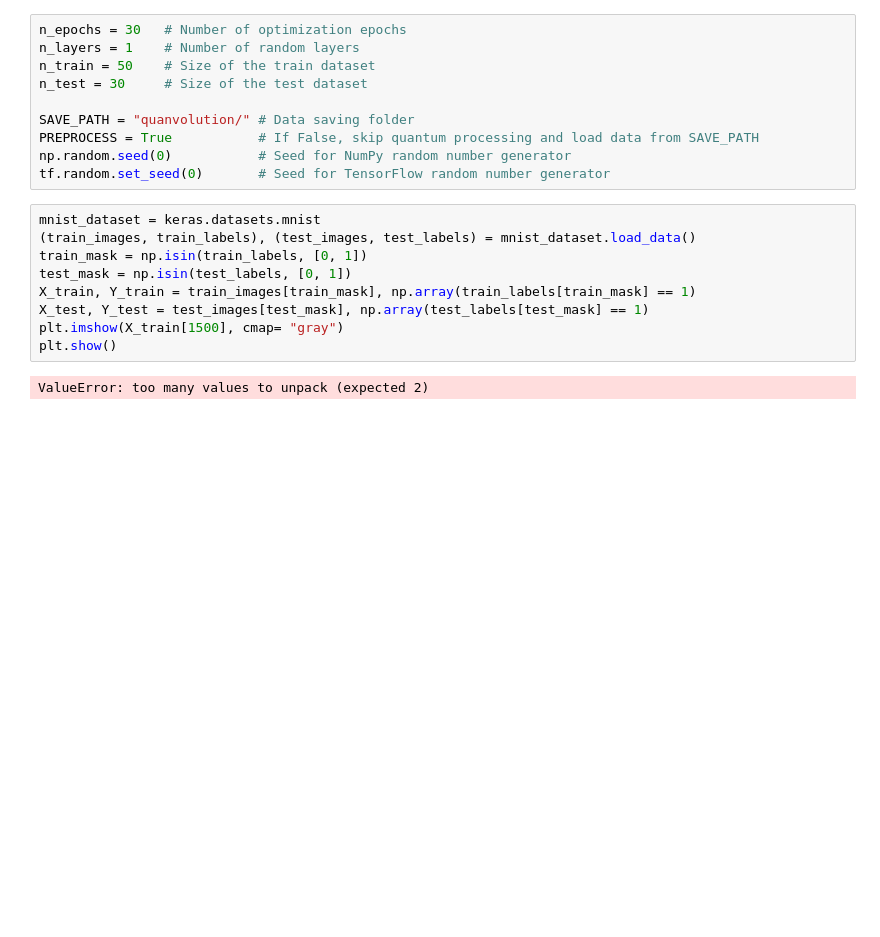
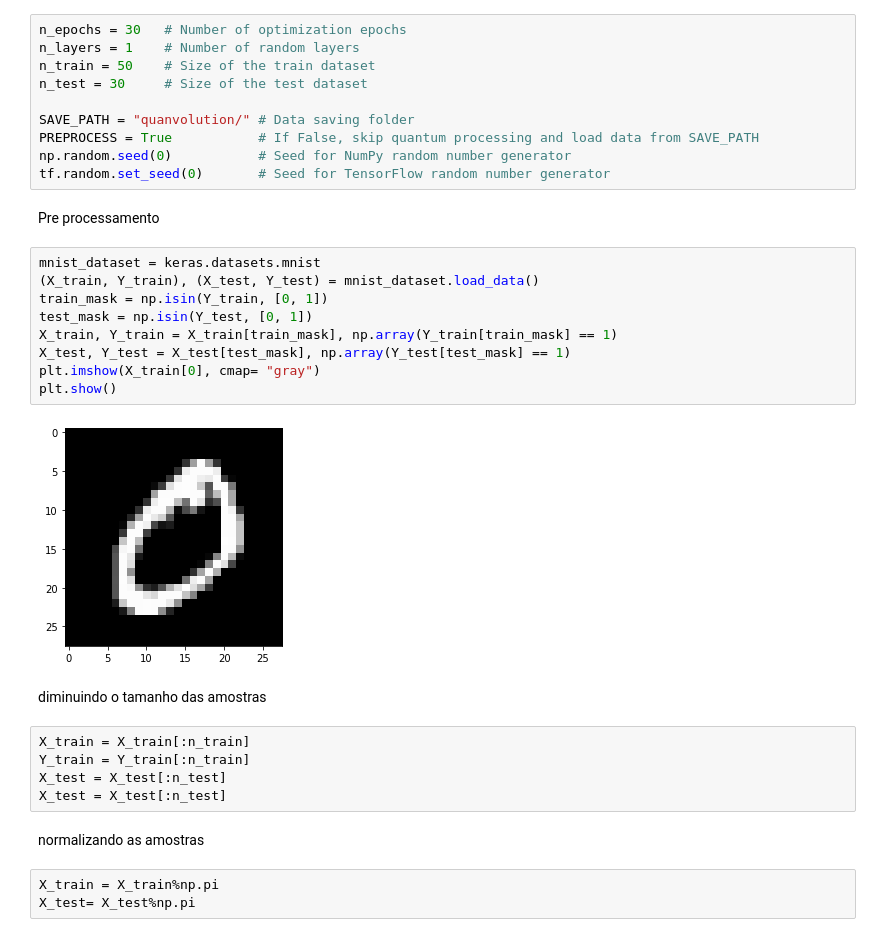
Before and after one commit to jpspm/QuantumComputing, a Jupyter notebook: projeto_quantica_jpspm_rbnn.ipynb, the cells around one changed output. Saved outputs shown, nothing was run; the diff lists cells and outputs as text; blank space fills up the shorter version.

Commit message:
Refactor(Mnist): fix errors

```diff
--- a/projeto_quantica_jpspm_rbnn.ipynb
+++ b/projeto_quantica_jpspm_rbnn.ipynb
@@ -226,14 +223,28 @@ SAVE_PATH = "quanvolution/" # Data saving folder
 PREPROCESS = True           # If False, skip quantum processing and load data from SAVE_PATH
 np.random.seed(0)           # Seed for NumPy random number generator
 tf.random.set_seed(0)       # Seed for TensorFlow random number generator
+# %% [markdown]
+Pre processamento
 # %%
 mnist_dataset = keras.datasets.mnist
-(train_images, train_labels), (test_images, test_labels) = mnist_dataset.load_data()
-train_mask = np.isin(train_labels, [0, 1])
-test_mask = np.isin(test_labels, [0, 1])
-X_train, Y_train = train_images[train_mask], np.array(train_labels[train_mask] == 1)
-X_test, Y_test = test_images[test_mask], np.array(test_labels[test_mask] == 1)
-plt.imshow(X_train[1500], cmap= "gray")
+(X_train, Y_train), (X_test, Y_test) = mnist_dataset.load_data()
+train_mask = np.isin(Y_train, [0, 1])
+test_mask = np.isin(Y_test, [0, 1])
+X_train, Y_train = X_train[train_mask], np.array(Y_train[train_mask] == 1)
+X_test, Y_test = X_test[test_mask], np.array(Y_test[test_mask] == 1)
+plt.imshow(X_train[0], cmap= "gray")
 plt.show()
 # %% [output]
-ValueError: too many values to unpack (expected 2)
+[figure, added]
+# %% [markdown]
+diminuindo o tamanho das amostras
+# %%
+X_train = X_train[:n_train]
+Y_train = Y_train[:n_train]
+X_test = X_test[:n_test]
+X_test = X_test[:n_test]
+# %% [markdown]
+normalizando as amostras
+# %%
+X_train = X_train%np.pi
+X_test= X_test%np.pi
```
Also changed, not shown: parts of 6 cells of this notebook.
